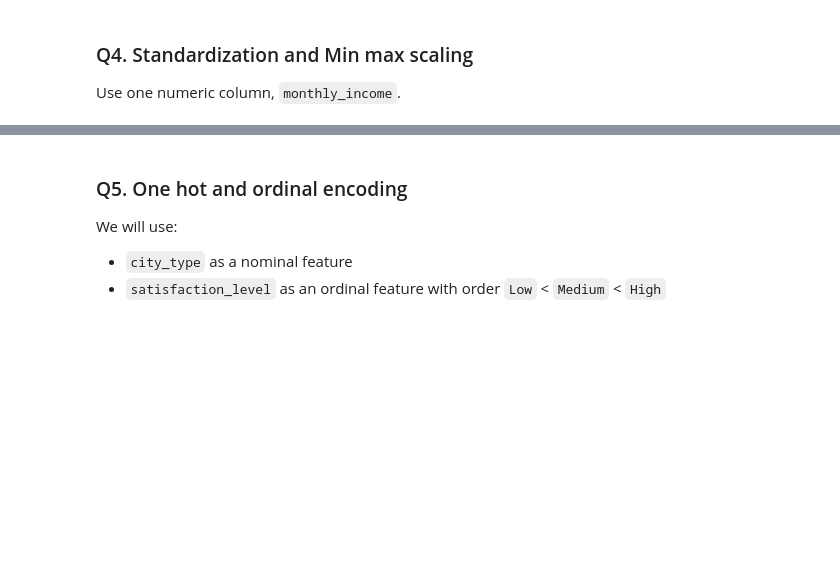
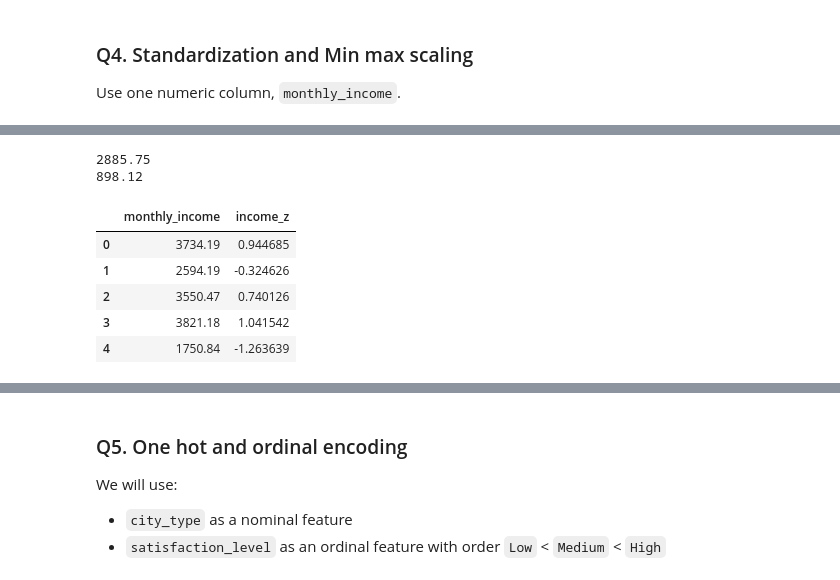
Before and after one commit to potat0w/Aaagh-more-math, a Jupyter notebook: Copy_of_Assignment_01_Machine_Learning_Course.ipynb, the cells around one changed output, grey strips where cells are left out. Drawn from its saved outputs; the diff is of its cells as text; code cells hidden in the pictures; blank space fills up the shorter version.

```diff
--- a/Copy_of_Assignment_01_Machine_Learning_Course.ipynb
+++ b/Copy_of_Assignment_01_Machine_Learning_Course.ipynb
@@ -197,0 +204,20 @@ Use one numeric column, `monthly_income`.
+# %%
+# Q4.2: Standardization with z-score [10 marks]
+
+m = df["monthly_income"].mean()
+s = df["monthly_income"].std()
+print(round(m, 2))
+print(round(s, 2))
+c = df["monthly_income"] - m
+z = c / s
+df["income_z"] = z
+df[["monthly_income","income_z"]].head()
+# %% [output]
+2885.75
+898.12
+|  | monthly_income | income_z |
+| 0 | 3734.19 | 0.944685 |
+| 1 | 2594.19 | -0.324626 |
+| 2 | 3550.47 | 0.740126 |
+| 3 | 3821.18 | 1.041542 |
+| 4 | 1750.84 | -1.263639 |
```
Also changed, not shown: parts of 6 cells of this notebook.
